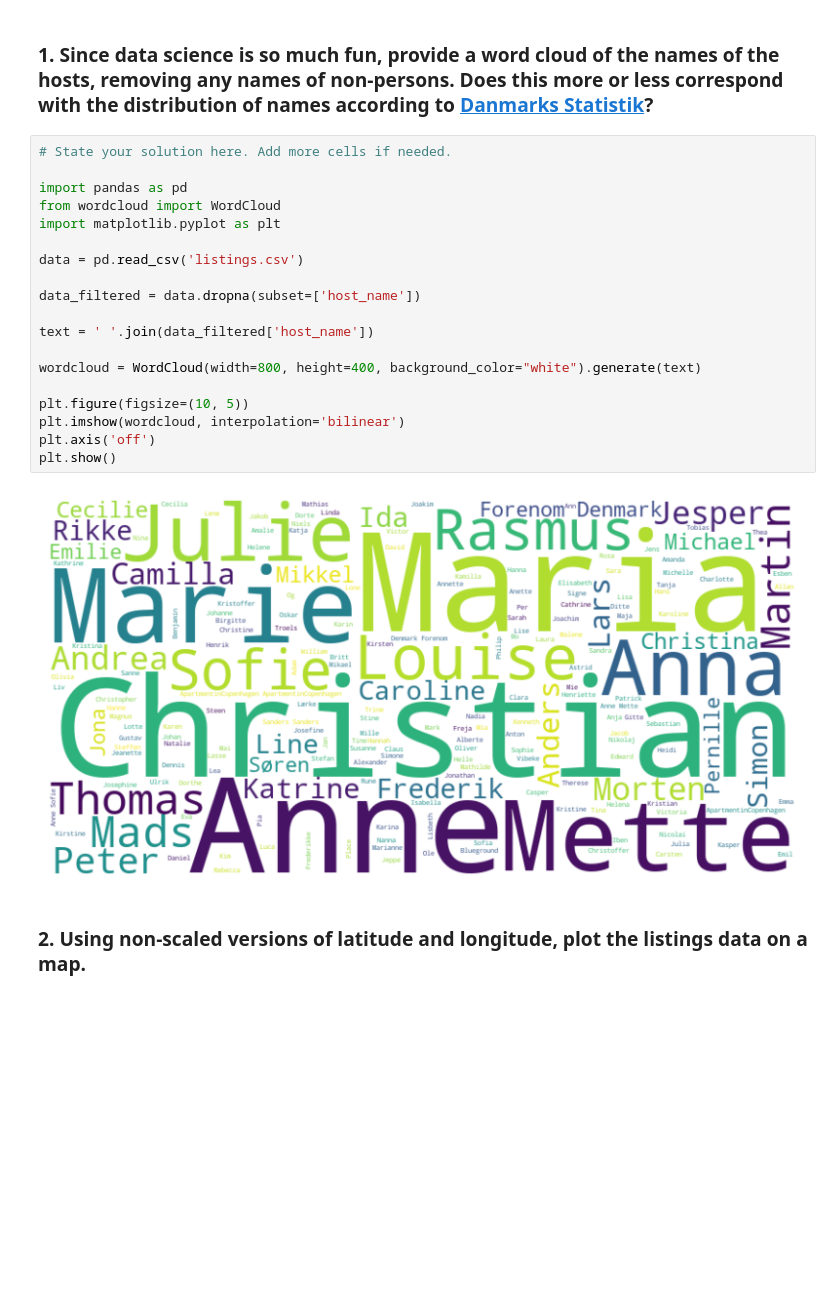
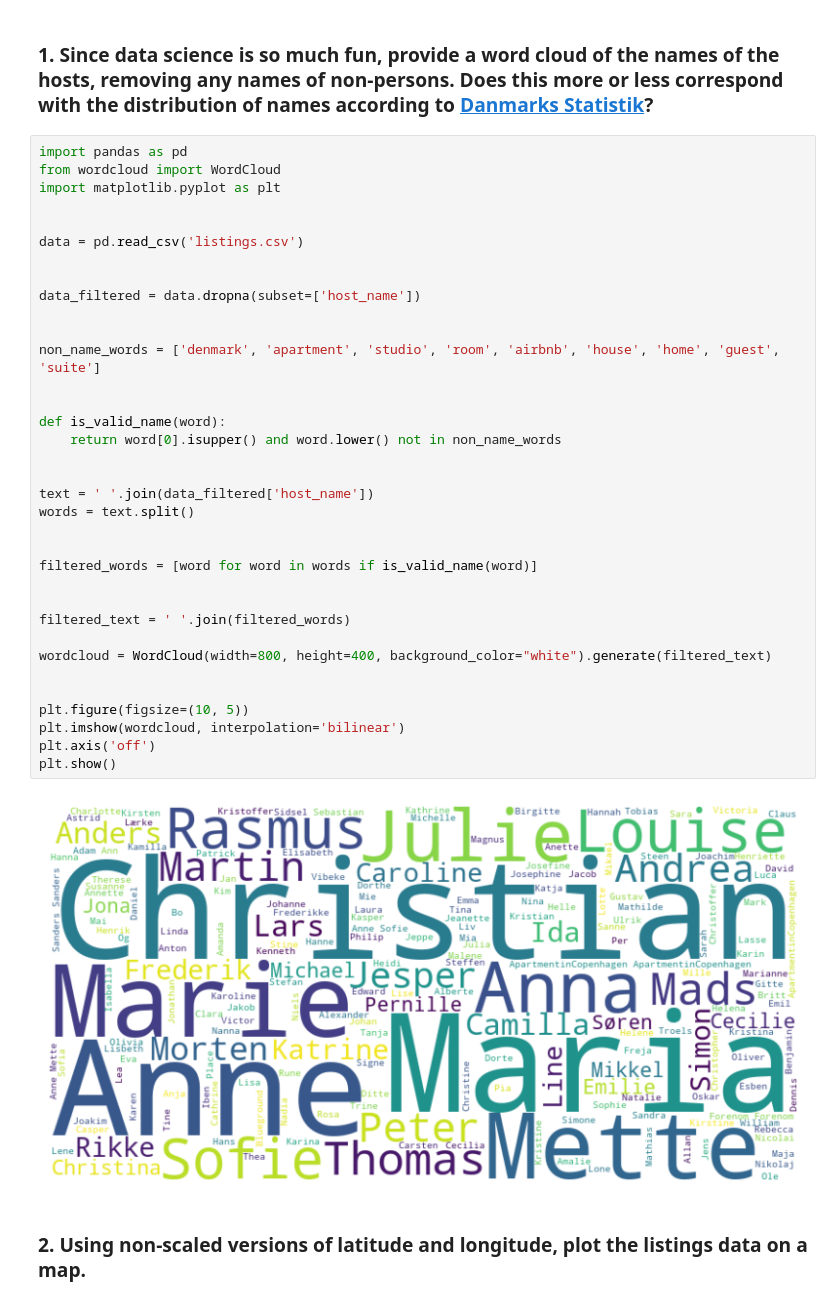
Before and after one commit to kkristiansd/MAL1handin, a Jupyter notebook: 1. Getting started - Copenhagen Airbnb (1).ipynb, the cells around one changed output. Cells and saved outputs as stored; diff of their text form; blank space fills up the shorter version.

```diff
--- a/1. Getting started - Copenhagen Airbnb (1).ipynb
+++ b/1. Getting started - Copenhagen Airbnb (1).ipynb
@@ -107,25 +107,41 @@ plt.show()
 
 ### 1. Since data science is so much fun, provide a word cloud of the names of the hosts, removing any names of non-persons. Does this more or less correspond with the distribution of names according to [Danmarks Statistik](https://www.dst.dk/da/Statistik/emner/borgere/navne/navne-i-hele-befolkningen)?
 # %%
-# State your solution here. Add more cells if needed.
-
 import pandas as pd
 from wordcloud import WordCloud
 import matplotlib.pyplot as plt
 
+
 data = pd.read_csv('listings.csv')
+
 
 data_filtered = data.dropna(subset=['host_name'])
 
+
+non_name_words = ['denmark', 'apartment', 'studio', 'room', 'airbnb', 'house', 'home', 'guest', 'suite']
+
+
+def is_valid_name(word):
+    return word[0].isupper() and word.lower() not in non_name_words
+
+
 text = ' '.join(data_filtered['host_name'])
+words = text.split()
 
-wordcloud = WordCloud(width=800, height=400, background_color="white").generate(text)
+
+filtered_words = [word for word in words if is_valid_name(word)]
+
+
+filtered_text = ' '.join(filtered_words)
+
+wordcloud = WordCloud(width=800, height=400, background_color="white").generate(filtered_text)
+
 
 plt.figure(figsize=(10, 5))
 plt.imshow(wordcloud, interpolation='bilinear')
 plt.axis('off')
 plt.show()
 # %% [output]
-[figure, old version]
+[figure, new version]
 # %% [markdown]
 ### 2. Using non-scaled versions of latitude and longitude, plot the listings data on a map.
```
Also changed, not shown: parts of 7 cells of this notebook, 1 other file.
